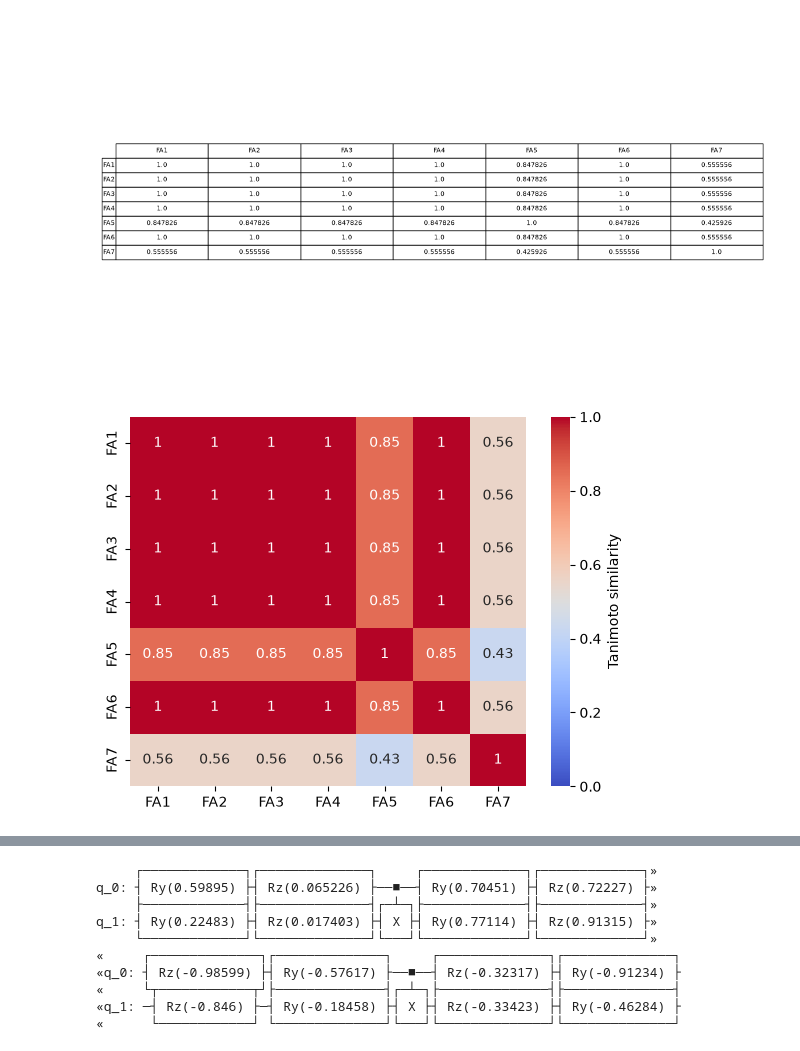
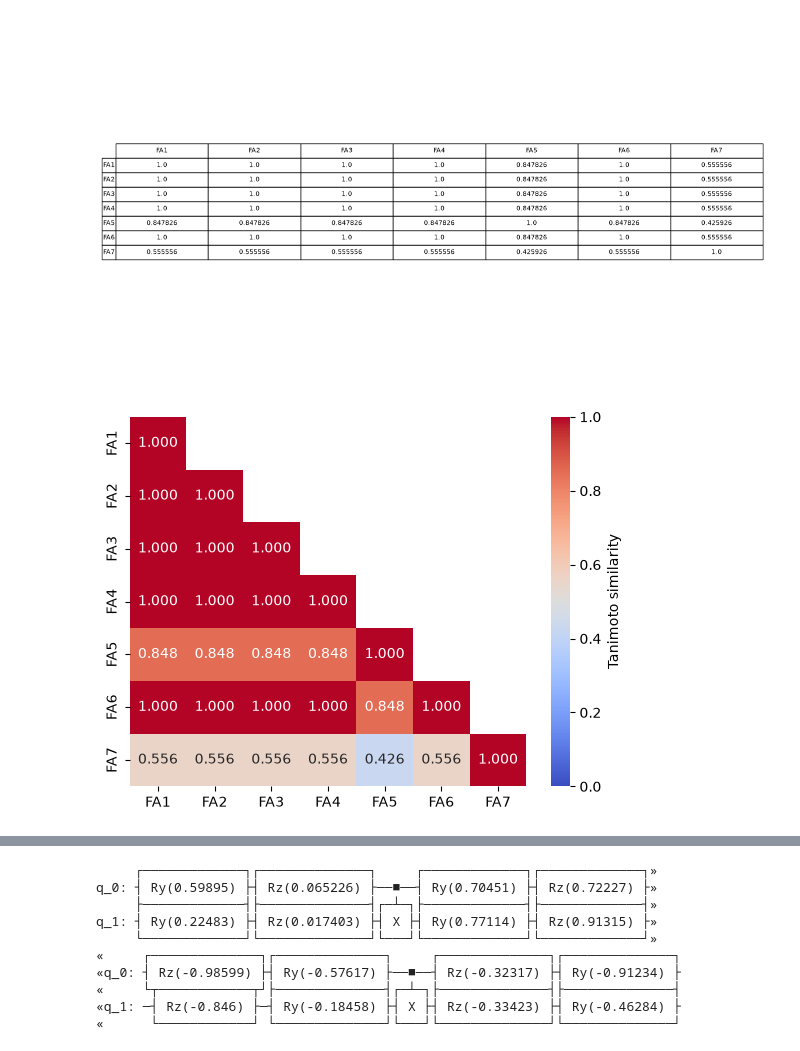
Before and after one commit to Kajanann/quantum-molecular-encodings-----Fork-for-Kaj, a Jupyter notebook: notebooks/Fatty_acid_figure3.ipynb, the cells around one changed output, grey strips where cells are left out. Saved outputs shown, nothing was run; the diff lists cells and outputs as text; code cells hidden in the pictures.

```diff
--- a/notebooks/Fatty_acid_figure3.ipynb
+++ b/notebooks/Fatty_acid_figure3.ipynb
@@ -37,16 +35,33 @@ print(list(Path("..").rglob("fattyacids_carbon_34.xlsx"))) #allows for finding t
 # %% [output]
 [PosixPath('../data/excel/fatty_acids/fattyacids_carbon_34.xlsx')]
 # %%
+from IPython.display import Image, display
+
 #reading and importing excel collumn containing the SMILE strings
 df = pd.read_excel('../data/excel/fatty_acids/fattyacids_carbon_34.xlsx')
 mylist = df['smiles_reordered'].tolist()
 #print(mylist)
-smiles_list = np.array(["CC","CCC", "CCCC", "CCCCC", "CCCCCC", "CCCCCCC", "CCCCCCCC", "CCCCCCCCC", "CCCCCCCCCC"])
 smiles_list_fig3 = np.array (mylist)
 
-molecules = [Chem.MolFromSmiles(smiles) for smiles in smiles_list_fig3]     #AI assisted code
-for mol in (molecules):
-    molecule_image = Draw.MolToImage(mol)
-    molecule_image.show()
+molecules = [Chem.MolFromSmiles(smiles) for smiles in smiles_list_fig3]
+
+
+#AI assisted code below
+
+
+fatty_acid_labels = [f"FA{i}" for i in range(1, len(molecules) + 1)]
+
+image = Draw.MolsToGridImage(
+    molecules,
+    molsPerRow=2,
+    subImgSize=(500, 250),
+    legends=fatty_acid_labels,
+    returnPNG=True
+)
+
+with open("fatty_acids_labelled.png", "wb") as file:
+    file.write(image.data)
+
+display(image)
 
 fatty_acid_labels = ("FA1", "FA2", "FA3", "FA4", "FA5", "FA6", "FA7")
@@ -103,21 +122,24 @@ Number of qubits: 36
 # %%
 # importing the modules
 import numpy as np
 import seaborn as sns
 import matplotlib.pyplot as plt
 
+mask = np.triu(np.ones_like(tanimoto_df_rounded, dtype=bool), k=1)
+
 # plotting the heatmap
-hm = sns.heatmap(data=tanimoto_df_rounded,
-                annot=True, xticklabels=fatty_acid_labels, yticklabels=fatty_acid_labels,
+hm = sns.heatmap(data=tanimoto_df_rounded, mask=mask,
+                annot=True, fmt='.3f', xticklabels=fatty_acid_labels, yticklabels=fatty_acid_labels,
     cmap="coolwarm",  vmin=0,
     vmax=1,
     cbar_kws={"label": "Tanimoto similarity"}
 )
 
 # displaying the plotted heatmap
 plt.show()
+hm.figure.savefig('tanimoto_heatmap.pdf', bbox_inches='tight', dpi=300)
 # %% [output]
-[figure, old version]
+[figure, new version]
 # %%
 from quantum_molecular_encodings.supporting_functions import quantum_overlap #this function is not the correct one for fatty acids
 
```
Also changed, not shown: parts of 4 cells of this notebook, 9 other files.
